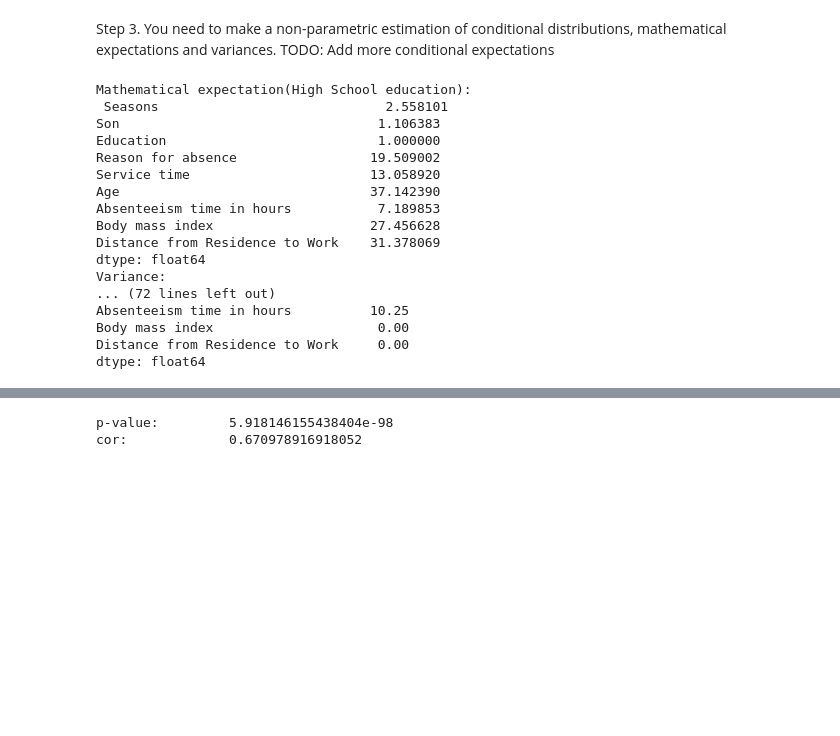
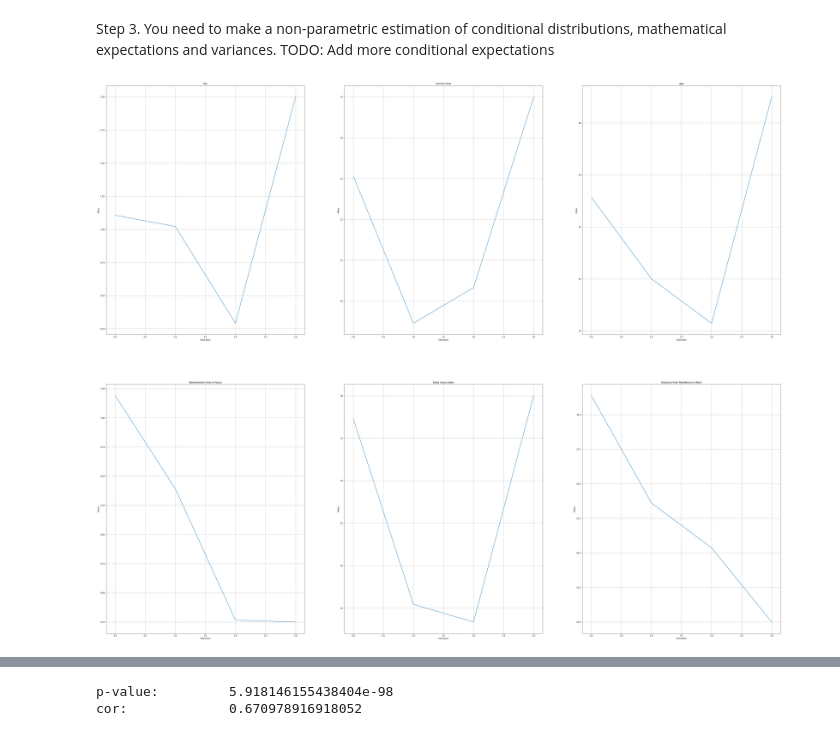
Before and after one commit to Deadvitekchpool/M-M-MSA, a Jupyter notebook: Lab2/Lab2.ipynb, the cells around one changed output, grey strips where cells are left out. Cells and saved outputs as stored; diff of their text form; code cells hidden in the pictures; blank space fills up the shorter version.

```diff
--- a/Lab2/Lab2.ipynb
+++ b/Lab2/Lab2.ipynb
@@ -95,34 +93,25 @@ dtype: float64
 # %% [markdown]
 Step 3. You need to make a non-parametric estimation of conditional distributions,
 mathematical expectations and variances. TODO: Add more conditional expectations
-# %%
-cond_data_hs = data[data.Education == 1]
-cond_data_grad = data[data.Education == 2]
-cond_data_postgrad = data[data.Education == 3]
-cond_data_master = data[data.Education == 4]
-print("Mathematical expectation(High School education):\n", cond_data_hs.mean())
-print("Variance:\n", cond_data_hs.var())
-print("Mathematical expectation(Graduate education):\n", cond_data_grad.mean())
-print("Variance:\n", cond_data_grad.var())
-print("Mathematical expectation(Post graduate education):\n", cond_data_postgrad.mean())
-print("Variance:\n", cond_data_postgrad.var())
-print("Mathematical expectation(Master education):\n", cond_data_master.mean())
-print("Variance:\n", cond_data_master.var())
-# %% [output]
-Mathematical expectation(High School education):
- Seasons                             2.558101
-Son                                 1.106383
-Education                           1.000000
-Reason for absence                 19.509002
-Service time                       13.058920
-Age                                37.142390
-Absenteeism time in hours           7.189853
-Body mass index                    27.456628
-Distance from Residence to Work    31.378069
-dtype: float64
-Variance:
-... (72 lines left out)
-Absenteeism time in hours          10.25
-Body mass index                     0.00
-Distance from Residence to Work     0.00
-dtype: float64
+# %%
+cond_data_hs = data[data.Education == 1]
+cond_data_grad = data[data.Education == 2]
+cond_data_postgrad = data[data.Education == 3]
+cond_data_master = data[data.Education == 4]
+selected_features = ['Son', 'Service time', 'Age', 'Absenteeism time in hours', 'Body mass index', 'Distance from Residence to Work']
+
+all_mean = []
+all_mean.append(cond_data_hs.mean())
+all_mean.append(cond_data_grad.mean())
+all_mean.append(cond_data_postgrad.mean())
+all_mean.append(cond_data_master.mean())
+
+fig, ax = plt.subplots(2, 3, figsize=(60, 50))
+for i, feature in enumerate(selected_features):
+    ax[i // 3, i % 3].plot([x for x in range(4)], [mean[feature] for mean in all_mean])
+    ax[i // 3, i % 3].set_title(feature)
+    ax[i // 3, i % 3].set_xlabel('Education')
+    ax[i // 3, i % 3].set_ylabel('Mean')
+    ax[i // 3, i % 3].grid()
+# %% [output]
+[figure, added]
```
Also changed, not shown: parts of 3 cells of this notebook, 6 other files.
